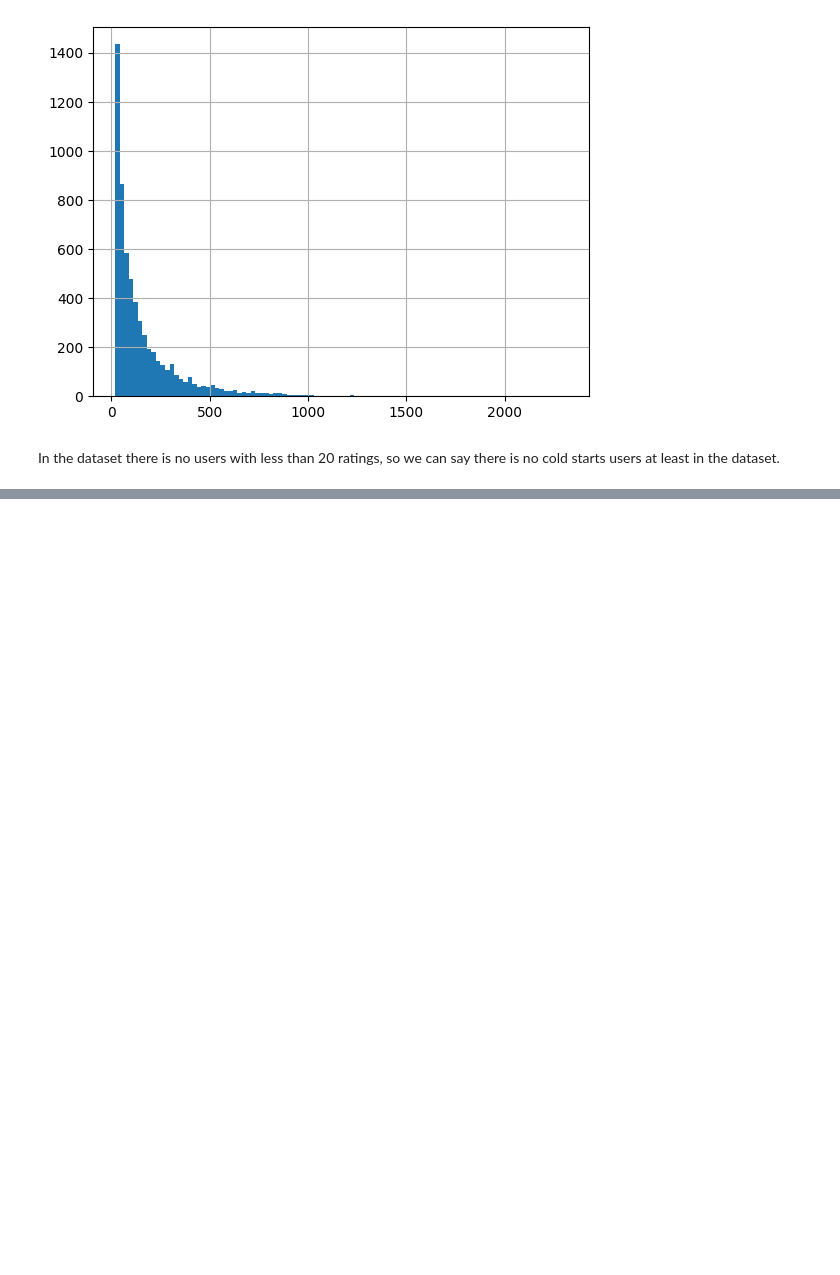
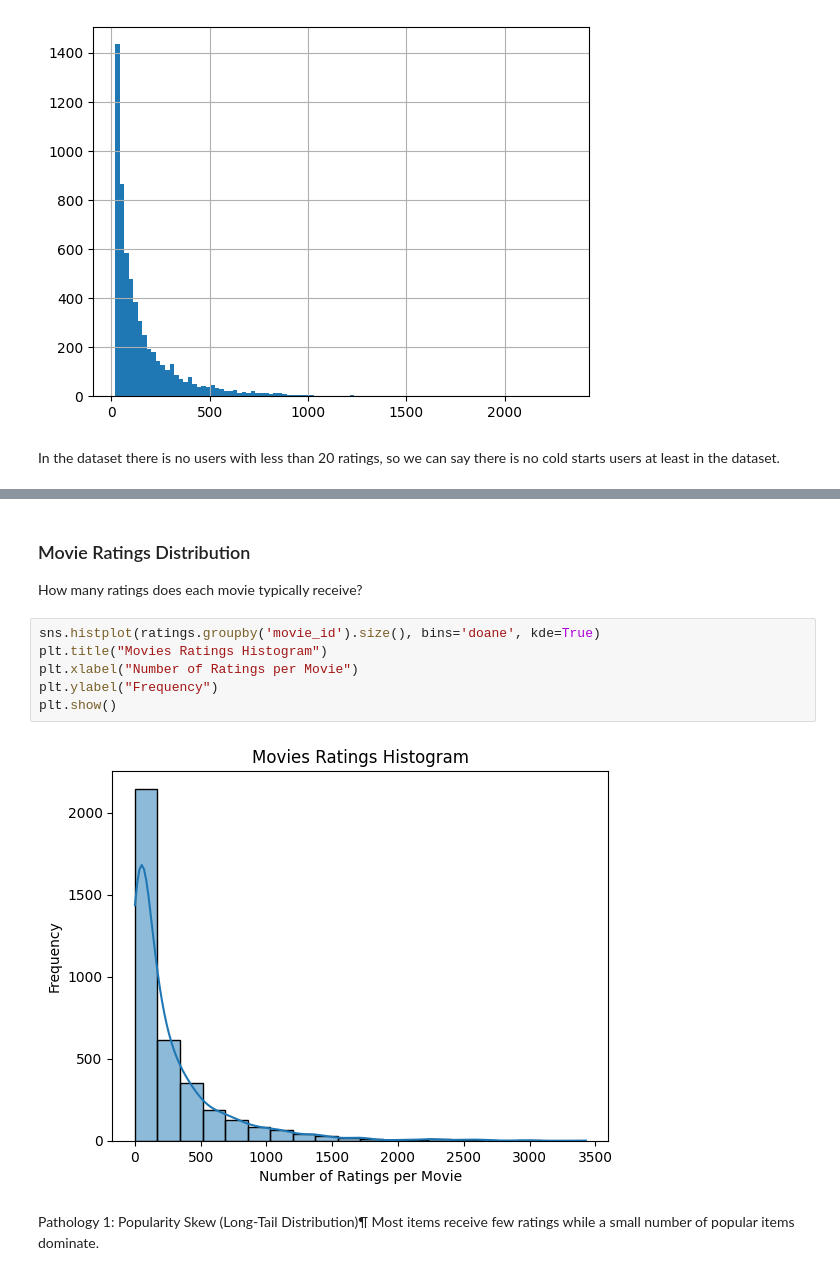
Before and after one commit to DaryaYu/aquarium, a Jupyter notebook: eda/EDA.ipynb, the cells around one changed output, grey strips where cells are left out. Saved outputs shown, nothing was run; the diff lists cells and outputs as text; blank space fills up the shorter version.

```diff
--- a/eda/EDA.ipynb
+++ b/eda/EDA.ipynb
@@ -54,0 +110,15 @@ In the dataset there is no users with less than 20 ratings, so we can say there
+# %% [markdown]
+### Movie Ratings Distribution
+
+How many ratings does each movie typically receive?
+# %%
+sns.histplot(ratings.groupby('movie_id').size(), bins='doane', kde=True)
+plt.title("Movies Ratings Histogram")
+plt.xlabel("Number of Ratings per Movie")
+plt.ylabel("Frequency")
+plt.show()
+# %% [output]
+[figure, added]
+# %% [markdown]
+Pathology 1: Popularity Skew (Long-Tail Distribution)¶
+Most items receive few ratings while a small number of popular items dominate.
```
Also changed, not shown: parts of 23 cells of this notebook, 12 other files.
